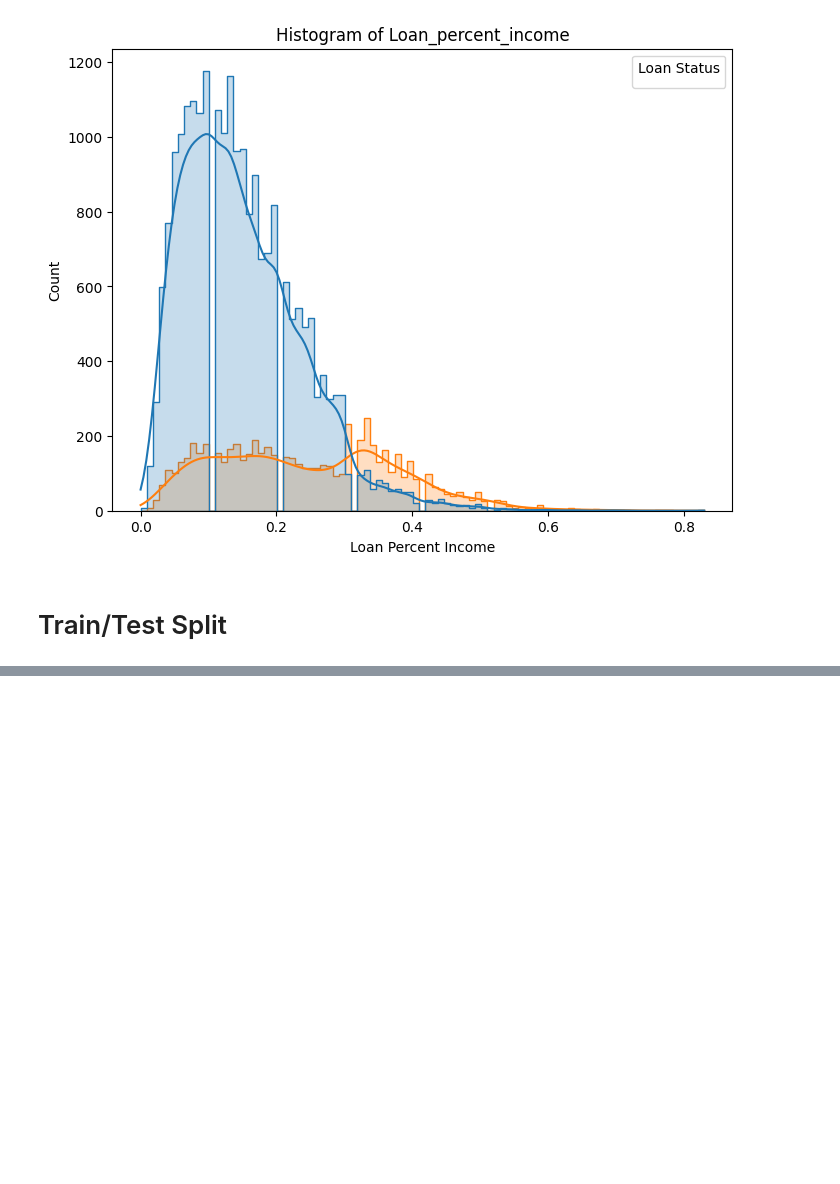
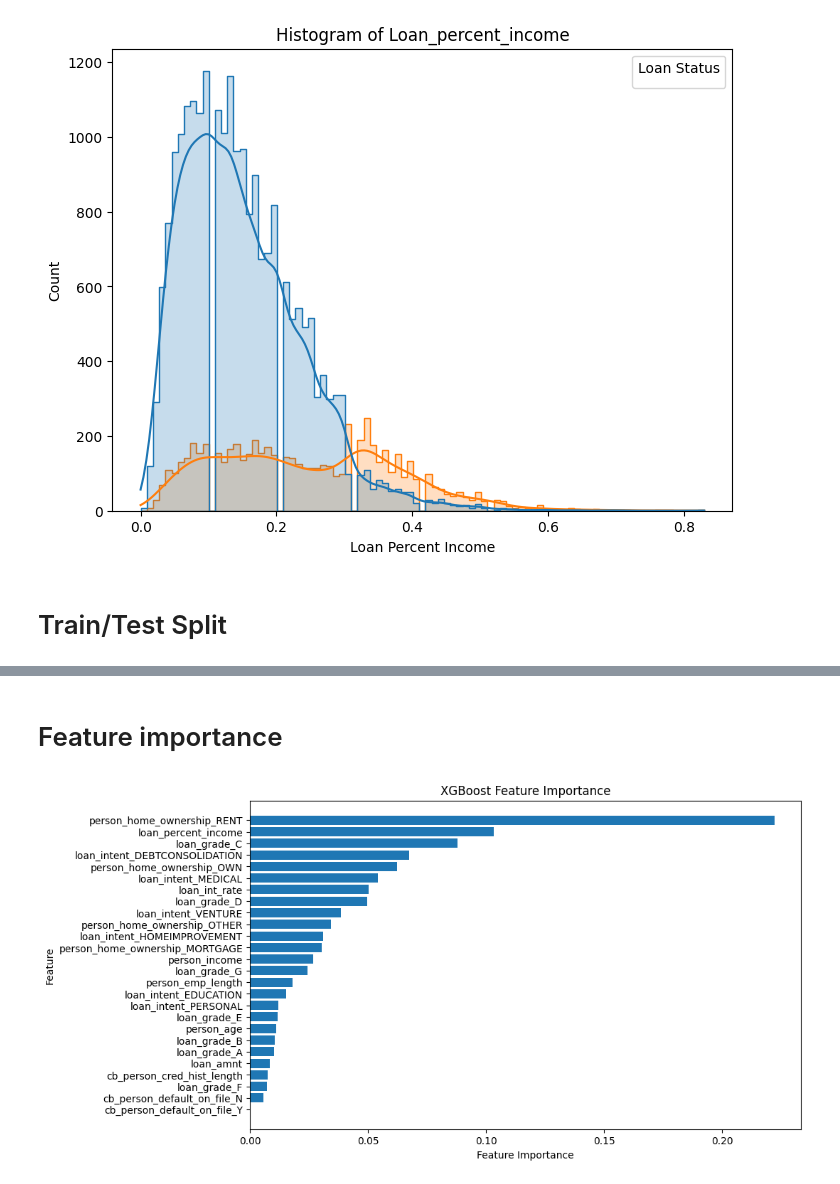
Before and after one commit to Johnshmdt/Credit-Risk-Model, a Jupyter notebook: risk_prediction-prescriptive_analytics.ipynb, the cells around one changed output, grey strips where cells are left out. Drawn from its saved outputs; the diff is of its cells as text; code cells hidden in the pictures; blank space fills up the shorter version.

Commit message:
Model

```diff
--- a/risk_prediction-prescriptive_analytics.ipynb
+++ b/risk_prediction-prescriptive_analytics.ipynb
@@ -190,0 +225,10 @@ y_test shape: (5728,)
+# %%
+# 1) Decision Tree
+decision_tree = DecisionTreeClassifier()
+
+
+# 2) Random Forest Classifier
+random_forest = RandomForestClassifier(n_estimators=100)
+
+# 3) XG Boost
+xgboost = xgb.XGBClassifier()
@@ -190,0 +311,26 @@ y_test shape: (5728,)
+# %% [markdown]
+# Feature importance
+# %%
+xgboost_model = xgboost.fit(X_train,y_train)
+
+# Get feature importances from the trained XGBoost model
+feature_importances = xgboost_model.feature_importances_
+
+# Get the names of the features
+feature_names = X_train.columns
+
+# Create a DataFrame to store the feature names and their importances
+feature_importance_df = pd.DataFrame({'Feature': feature_names, 'Importance': feature_importances})
+
+# Sort the features by importance in descending order
+feature_importance_df.sort_values(by='Importance', ascending=True,inplace=True)
+
+# Create a horizontal bar plot to visualize feature importance
+plt.figure(figsize=(10, 6))
+plt.barh(feature_importance_df['Feature'], feature_importance_df['Importance'])
+plt.xlabel('Feature Importance')
+plt.ylabel('Feature')
+plt.title('XGBoost Feature Importance')
+plt.show()
+# %% [output]
+[figure, added]
```
Also changed, not shown: parts of 28 cells of this notebook.
